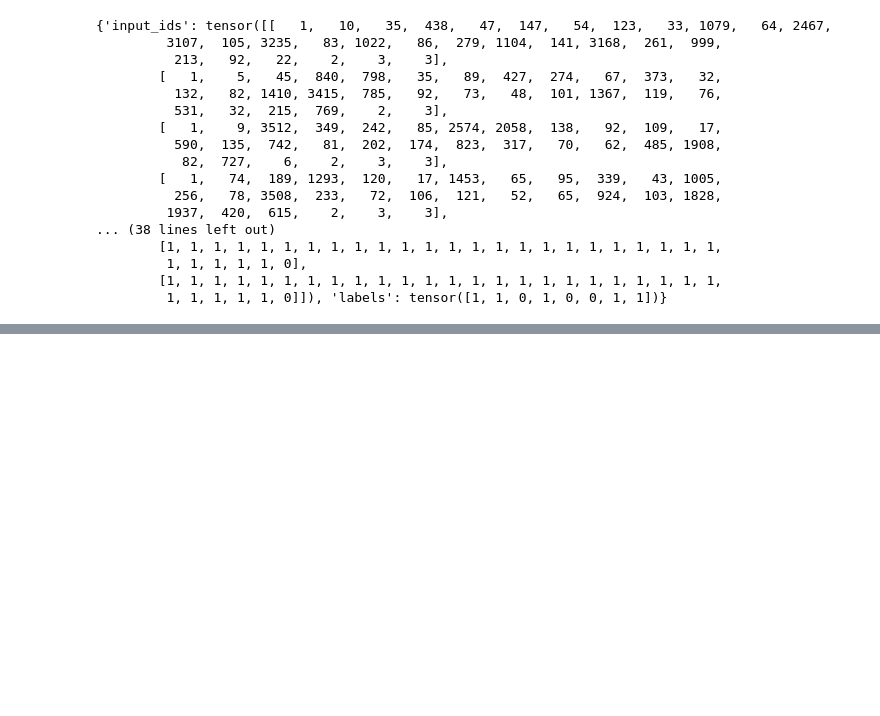
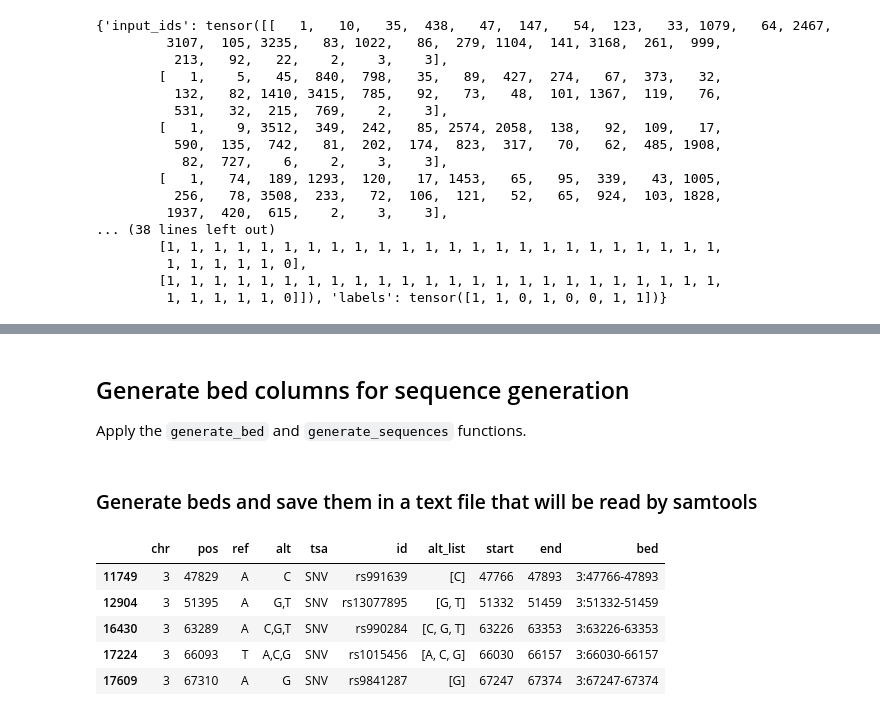
Before and after one commit to judz03/RuledDeepWAS, a Jupyter notebook: Scripts Preprocessing/create_dataset.ipynb, the cells around one changed output, grey strips where cells are left out. Drawn from its saved outputs; the diff is of its cells as text; code cells hidden in the pictures; blank space fills up the shorter version.

```diff
--- a/Scripts Preprocessing/create_dataset.ipynb
+++ b/Scripts Preprocessing/create_dataset.ipynb
@@ -475,0 +480,6 @@ print(first_batch)
+# %%
+chromosome = "3"
+chr_data = pd.read_csv(os.path.join(chromosomes_path, "chr{}_data.tsv".format(chromosome)), delimiter="\t", dtype=str)
+# Change the column names for easier access when referring to the dataframe
+chr_data.rename(columns={'#[1]CHROM':'chr', '[2]POS':'pos', '[3]REF':'ref', '[4]ALT':'alt', '[5]TSA':'tsa', '[6]ID':'id'}, inplace=True)
+chr_data.head()
@@ -475,0 +518,3 @@ print(first_batch)
+# %% [markdown]
+## Generate bed columns for sequence generation
+Apply the `generate_bed` and `generate_sequences` functions.
@@ -475,0 +523,12 @@ print(first_batch)
+# %% [markdown]
+### Generate beds and save them in a text file that will be read by samtools
+# %%
+chr_gwas_snps = generate_bed(chr_gwas_snps, len_sequence=64, chromosome=chromosome, res_path=gwas_associated_bed_path, gen_bed=True)
+chr_gwas_snps.head()
+# %% [output]
+|  | chr | pos | ref | alt | tsa | id | alt_list | start | end | bed |
+| 11749 | 3 | 47829 | A | C | SNV | rs991639 | [C] | 47766 | 47893 | 3:47766-47893 |
+| 12904 | 3 | 51395 | A | G,T | SNV | rs13077895 | [G, T] | 51332 | 51459 | 3:51332-51459 |
+| 16430 | 3 | 63289 | A | C,G,T | SNV | rs990284 | [C, G, T] | 63226 | 63353 | 3:63226-63353 |
+| 17224 | 3 | 66093 | T | A,C,G | SNV | rs1015456 | [A, C, G] | 66030 | 66157 | 3:66030-66157 |
+| 17609 | 3 | 67310 | A | G | SNV | rs9841287 | [G] | 67247 | 67374 | 3:67247-67374 |
```
Also changed, not shown: parts of 34 cells of this notebook, 1 other file.
